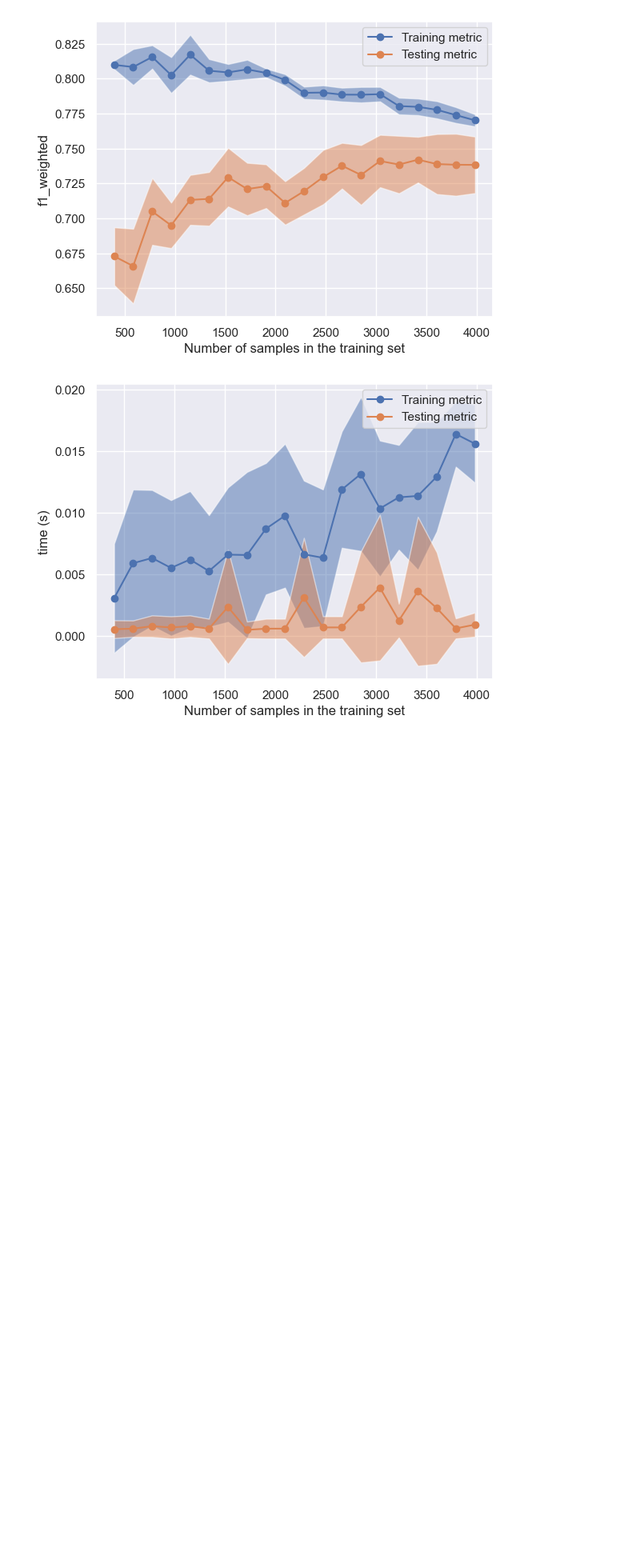
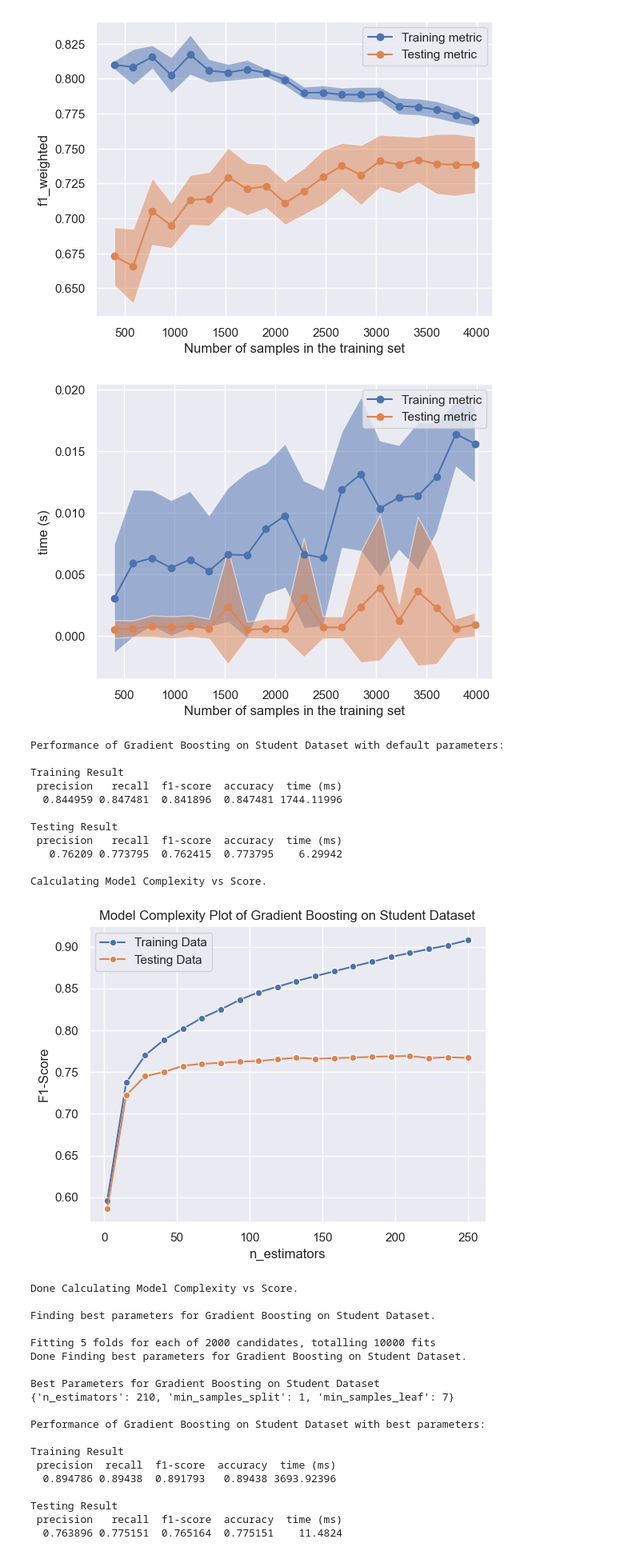
Before and after one commit to chowdhurySudip/temp, a Jupyter notebook: ML/SL/student_dropout.ipynb, the cells around one changed output. Shown: that part at 80% size. Drawn from its saved outputs; the diff is of its cells as text; code cells hidden in the pictures; blank space fills up the shorter version.

Commit message:
Student Boost Done

```diff
--- a/ML/SL/student_dropout.ipynb
+++ b/ML/SL/student_dropout.ipynb
@@ -65,7 +70,7 @@ def mean_performance(results):
 def train_single_model(X, y, Clf, estimator_params):
     train_results, test_results = pd.DataFrame(), pd.DataFrame()
 
-    split = StratifiedShuffleSplit(n_splits=10, test_size=0.3, random_state=SEED)
+    split = StratifiedShuffleSplit(n_splits=N_SPLITS, test_size=0.3, random_state=SEED)
     for train_idx, test_idx in split.split(X, y):
         X_train, X_test = X.iloc[train_idx], X.iloc[test_idx]
         y_train, y_test = y.iloc[train_idx], y.iloc[test_idx]
@@ -106,12 +111,12 @@ def model_complexity(param_name, param_values, Clf, clf_name, data_name):
     plt.plot()
     plt.show()
 # %%
-def find_best_params(estimator, est_params, X, y):
+def find_best_params(estimator, est_params, X, y, cv=10):
     split = StratifiedShuffleSplit(n_splits=1, test_size=0.3, random_state=SEED)
     for train_idx, test_idx in split.split(X, y):
         X_train, X_test = X.iloc[train_idx], X.iloc[test_idx]
         y_train, y_test = y.iloc[train_idx], y.iloc[test_idx]
-    clf = GridSearchCV(estimator=estimator(random_state=SEED), param_grid=est_params, scoring='f1_weighted', n_jobs=-1, cv=10)
+    clf = GridSearchCV(estimator=estimator(random_state=SEED), param_grid=est_params, scoring='f1_weighted', verbose=2, n_jobs=-1, cv=cv)
     clf.fit(X_train, y_train)
     best_params = {p:clf.best_params_[p] for p in est_params}
     return best_params
@@ -122,26 +127,29 @@ def single_lc_plot(sizes, train, test, score_name):
     display.plot(ax, score_name=score_name, score_type="both", line_kw={"marker":"o"})
     plt.show()
 # %%
-def learning_curve_plot(Clf, clf_params):
+def learning_curve_plot(Clf, clf_params, cv):
     data_sizes = np.linspace(0.1, 1, 20)
     clf = Clf(**clf_params, random_state=SEED)
-    scores = learning_curve(clf, X, y, train_sizes=data_sizes, cv=10, scoring="f1_weighted", return_times=True)
+    scores = learning_curve(clf, X, y, train_sizes=data_sizes, cv=cv, scoring="f1_weighted", return_times=True)
 
     single_lc_plot(scores[0], scores[1], scores[2], "f1_weighted")
 
     single_lc_plot(scores[0], scores[3], scores[4], "time (s)")
 # %%
-def perform_analysis(X, y, data_name, Clf, clf_name, complexity_params, params_grid):
+def perform_analysis(X, y, data_name, Clf, clf_name, complexity_params, params_grid, cv=10):
     print(f"Performance of {clf_name} on {data_name} with default parameters:\n")
     model_performance(X, y, Clf)
     print()
 
-    print("Calculating Model Complexity vs Score.")
-    model_complexity(**complexity_params, Clf=Clf, clf_name=clf_name, data_name=data_name)
-    print("Done Calculating Model Complexity vs Score.\n")
+    if complexity_params:
+        print("Calculating Model Complexity vs Score.")
+        model_complexity(**complexity_params, Clf=Clf, clf_name=clf_name, data_name=data_name)
+        print("Done Calculating Model Complexity vs Score.\n")
 
-    print(f"Finding best parameters for {clf_name} on {data_name}.")
-    best_params = find_best_params(Clf, params_grid, X, y)
+    if not params_grid: return
+
+    print(f"Finding best parameters for {clf_name} on {data_name}.\n")
+    best_params = find_best_params(Clf, params_grid, X, y, cv=cv)
     print(f"Done Finding best parameters for {clf_name} on {data_name}.\n")
 
     print(f"Best Parameters for {clf_name} on {data_name}\n{best_params}\n")
@@ -149,6 +157,6 @@ def perform_analysis(X, y, data_name, Clf, clf_name, complexity_params, params_g
     print(f"Performance of {clf_name} on {data_name} with best parameters:\n")
     model_performance(X, y, Clf, best_params)
 
-    learning_curve_plot(Clf, best_params)
+    learning_curve_plot(Clf, best_params, cv)
 # %%
 data_name = "Student Dataset"
@@ -196,0 +217,48 @@ Testing Result
+# %%
+N_SPLITS = 5
+
+data_name = "Student Dataset"
+Clf = GradientBoostingClassifier
+clf_name = "Gradient Boosting"
+clf_complexity_params = {"param_name":"n_estimators", "param_values": np.linspace(2, 250, 20, dtype=np.int64)}
+clf_params_grid = {
+    "n_estimators": np.linspace(2, 250, 20, dtype=np.int64),
+    "min_samples_split": range(1, 11),
+    "min_samples_leaf": range(1, 11)
+}
+
+perform_analysis(X, y, data_name, Clf, clf_name, clf_complexity_params, clf_params_grid, cv=5)
+
+N_SPLITS = 10
+# %% [output]
+Performance of Gradient Boosting on Student Dataset with default parameters:
+
+Training Result
+ precision   recall  f1-score  accuracy  time (ms)
+  0.844959 0.847481  0.841896  0.847481 1744.11996
+
+Testing Result
+ precision   recall  f1-score  accuracy  time (ms)
+   0.76209 0.773795  0.762415  0.773795    6.29942
+
+Calculating Model Complexity vs Score.
+[figure, added]
+Done Calculating Model Complexity vs Score.
+
+Finding best parameters for Gradient Boosting on Student Dataset.
+
+Fitting 5 folds for each of 2000 candidates, totalling 10000 fits
+Done Finding best parameters for Gradient Boosting on Student Dataset.
+
+Best Parameters for Gradient Boosting on Student Dataset
+{'n_estimators': 210, 'min_samples_split': 1, 'min_samples_leaf': 7}
+
+Performance of Gradient Boosting on Student Dataset with best parameters:
+
+Training Result
+ precision  recall  f1-score  accuracy  time (ms)
+  0.894786 0.89438  0.891793   0.89438 3693.92396
+
+Testing Result
+ precision   recall  f1-score  accuracy  time (ms)
+  0.763896 0.775151  0.765164  0.775151    11.4824
```
Also changed, not shown: parts of 5 cells of this notebook.
